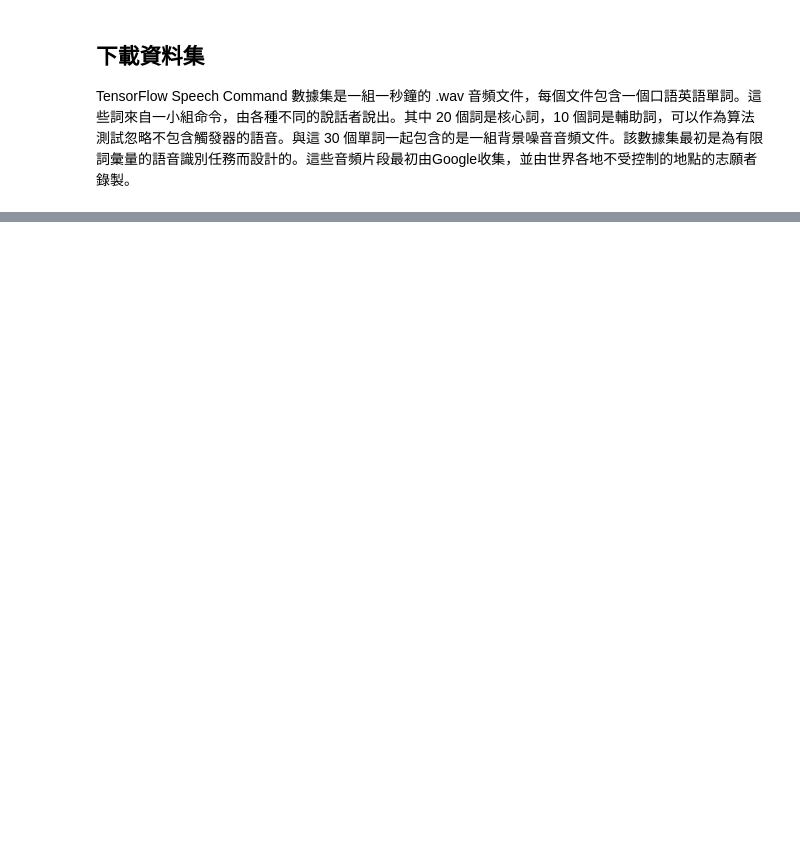
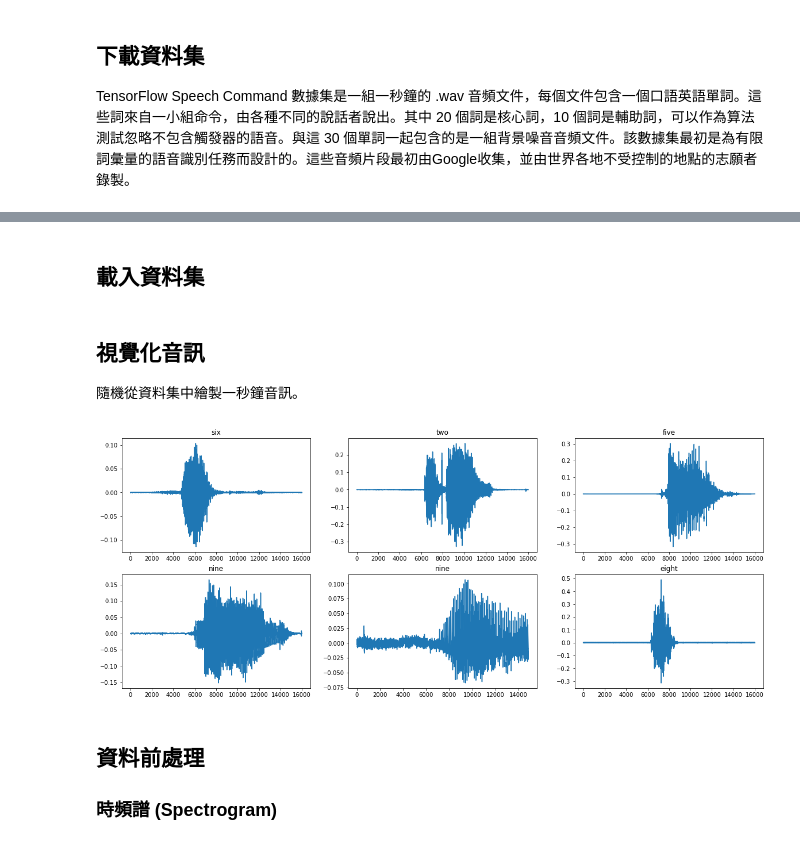
Before and after one commit to 1010code/keyword-transformer, a Jupyter notebook: keyword_transformer.ipynb, the cells around one changed output, grey strips where cells are left out. Saved outputs shown, nothing was run; the diff lists cells and outputs as text; code cells hidden in the pictures; blank space fills up the shorter version.

```diff
--- a/keyword_transformer.ipynb
+++ b/keyword_transformer.ipynb
@@ -45,0 +82,48 @@ speech_commands_v0. 100%[===================>]   2.26G  25.7MB/s    in 62s
+# %% [markdown]
+## 載入資料集
+# %%
+def get_label(file_path):
+    parts = tf.strings.split(file_path, os.path.sep)
+    return parts[-2]
+
+def get_waveform_and_label(file_path):
+    label = get_label(file_path)
+    audio_binary = tf.io.read_file(file_path)  # binary
+    waveform = decode_audio(audio_binary) # decoded
+    return waveform, label
+
+def import_dataset(file_paths):
+    waveforms = []
+    labels = []
+    for file_path in tqdm(file_paths):
+        waveform, label = get_waveform_and_label(file_path)
+        waveforms.append(waveform)
+        labels.append(label)
+    return np.array(waveforms), np.array(labels)
+# %%
+X, y = import_dataset(filenames)
+# %% [markdown]
+## 視覺化音訊
+隨機從資料集中繪製一秒鐘音訊。
+# %%
+rows = 2
+cols = 3
+n = rows*cols
+fig, axes = plt.subplots(rows, cols, figsize=(20, 8))
+random_index = np.random.randint(0, len(X), n)
+for i in range(n):
+    audio = X[random_index[i]]
+    label = y[random_index[i]]
+    r = i // cols
+    c = i % cols
+    ax = axes[r][c]
+    ax.plot(audio.numpy())
+    label = label.numpy().decode()
+    ax.set_title(label)
+
+plt.show()
+# %% [output]
+[figure, added]
+# %% [markdown]
+## 資料前處理
+### 時頻譜 (Spectrogram)
```
Also changed, not shown: parts of 45 cells of this notebook, 14 other files.
